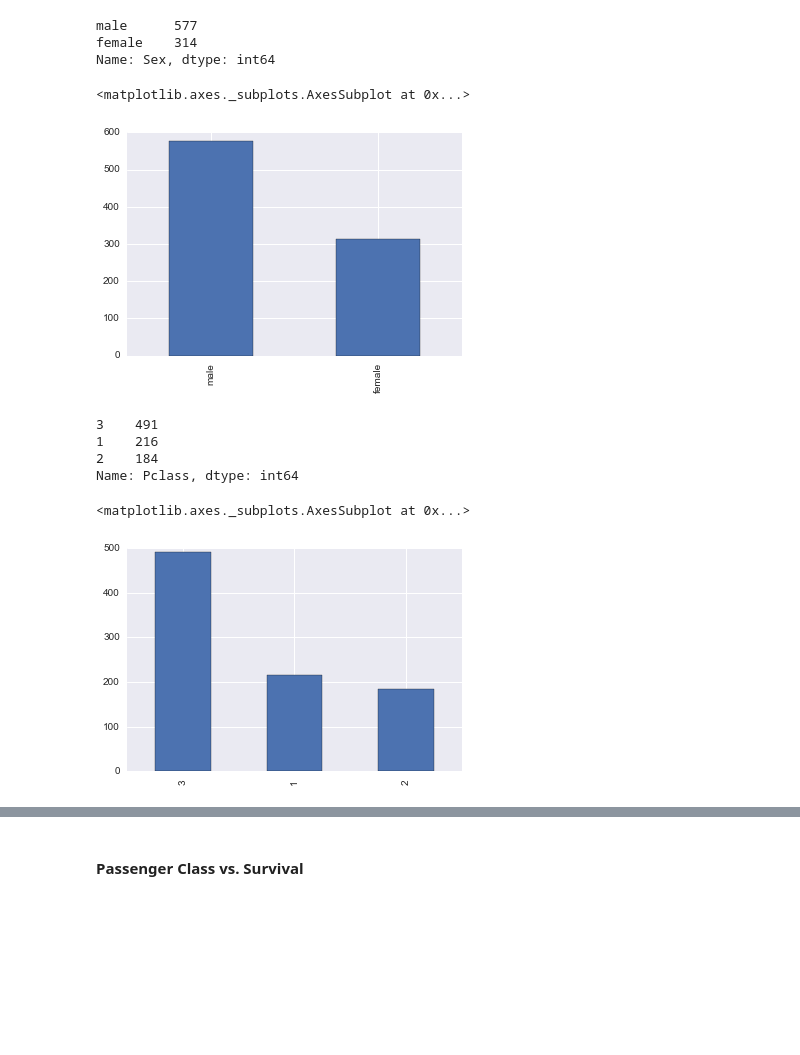
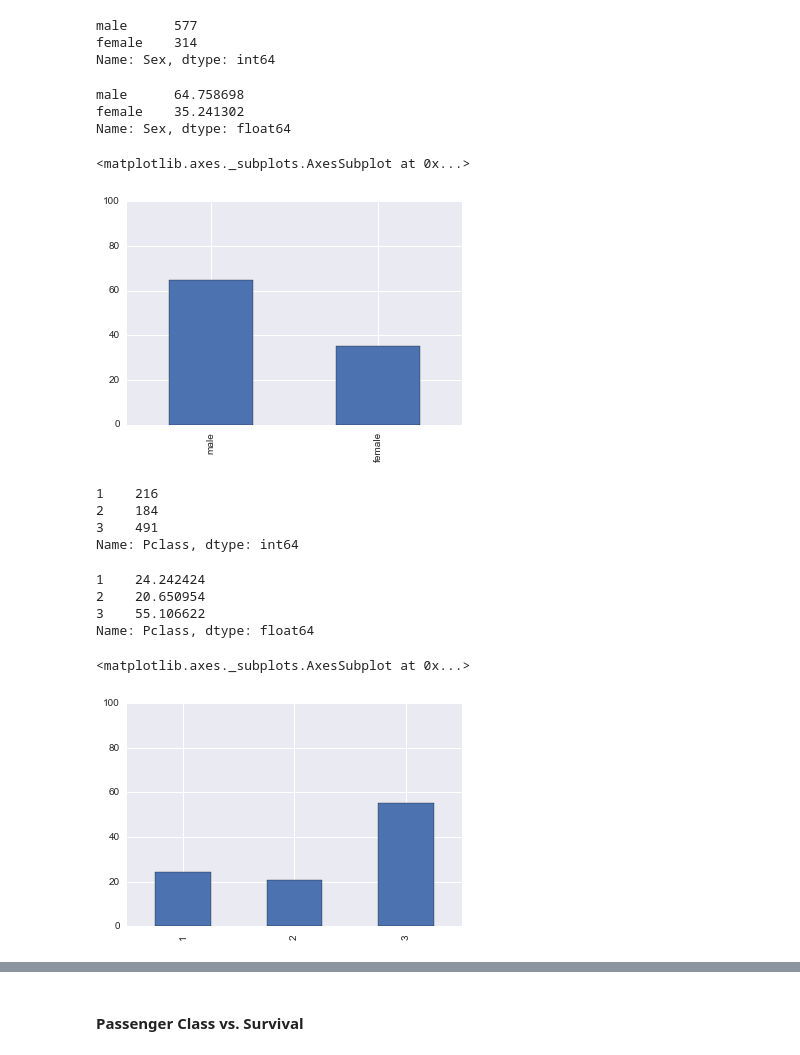
Before and after one commit to mudspringhiker/projects, a Jupyter notebook: titanicanalysis.ipynb, the cells around one changed output, grey strips where cells are left out. Drawn from its saved outputs; the diff is of its cells as text; code cells hidden in the pictures; blank space fills up the shorter version.

Commit message:
percent calculaiton added

```diff
--- a/titanicanalysis.ipynb
+++ b/titanicanalysis.ipynb
@@ -59 +56,5 @@ survival[1] + survival[0]
+# %%
+def calc_percent(data):
+    percent = 100 * data / data.sum()
+    return percent
 # %%
@@ -75,29 +84,45 @@ data.Sex.value_counts()
 male      577
 female    314
 Name: Sex, dtype: int64
+# %%
+percentsex = calc_percent(sex)
+percentsex
+# %% [output]
+male      64.758698
+female    35.241302
+Name: Sex, dtype: float64
 # %%
 # Distribution of Sex
 
-data.Sex.value_counts().plot(kind='bar')
+percentsex.plot(kind='bar', ylim=[0,100])
 # %% [output]
 <matplotlib.axes._subplots.AxesSubplot at 0x...>
-[figure, old version]
+[figure, new version]
 # %%
 # How many passenger classes?
 
-data.Pclass.value_counts()
+classes = data.Pclass.value_counts().sort_index()
+classes
 # %% [output]
-3    491
 1    216
 2    184
+3    491
 Name: Pclass, dtype: int64
+# %%
+percentclasses = calc_percent(classes)
+percentclasses
+# %% [output]
+1    24.242424
+2    20.650954
+3    55.106622
+Name: Pclass, dtype: float64
 # %%
 # Distribution of passenger class
 
-data.Pclass.value_counts().plot(kind='bar')
+percentclasses.plot(kind='bar', ylim=[0,100])
 # %% [output]
 <matplotlib.axes._subplots.AxesSubplot at 0x...>
-[figure, old version]
+[figure, new version]
 # %%
 # Distribution of ages
 
```
Also changed, not shown: parts of 18 cells of this notebook.
